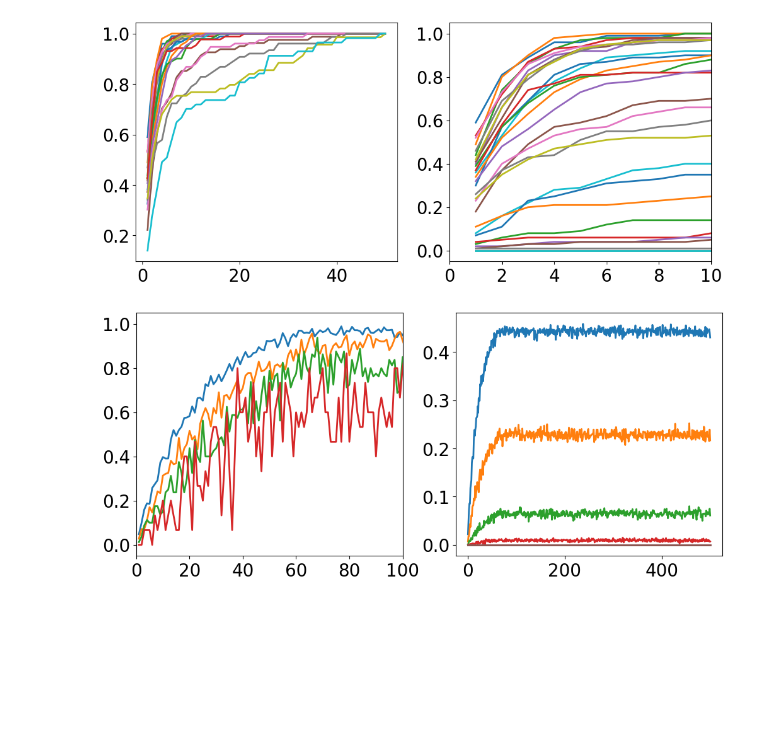
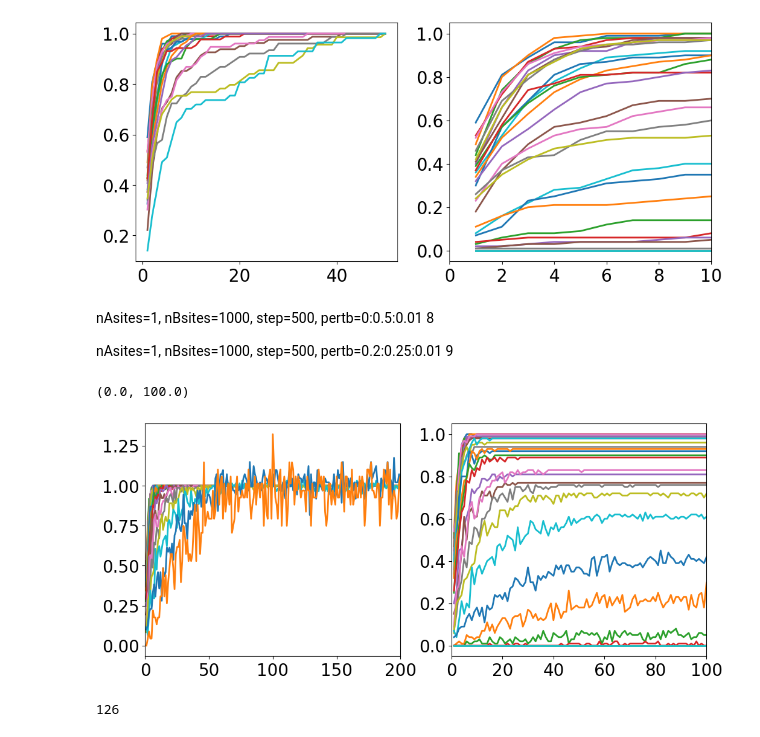
Before and after one commit to zsxqblz/classical_hayden_preskill, a Jupyter notebook: visualization/visualization_240323.ipynb, the cells around one changed output. Cells and saved outputs as stored; diff of their text form; code cells hidden in the pictures; blank space fills up the shorter version.

```diff
--- a/visualization/visualization_240323.ipynb
+++ b/visualization/visualization_240323.ipynb
@@ -86,25 +89,34 @@ plt.xlim([0,10])
 # %% [output]
 (0.0, 10.0)
 [figure]
+# %% [markdown]
+nAsites=1, nBsites=1000, step=500, pertb=0:0.5:0.01 8
+
+nAsites=1, nBsites=1000, step=500, pertb=0.2:0.25:0.01 9
 # %%
-file_idx = 9
+file_idx = 8
 file_name = "../data/240323/240323_%d"%(file_idx)
 nmeas_l = np.loadtxt(file_name+'_scanx.csv',skiprows=1)
 pertb_l = np.loadtxt(file_name+'_scany.csv',skiprows=1)
 
 raw = np.loadtxt(file_name+'_data.csv',skiprows=1,delimiter=',')
 S_ave_arr = raw.reshape((len(pertb_l),len(nmeas_l)))
 
 plt.figure(figsize=(12,5))
 plt.subplot(1,2,1)
-for pertb_idx in range(0,6,1):
-    plt.plot(nmeas_l, S_ave_arr[pertb_idx,:] / max(S_ave_arr[pertb_idx,:]))
+for pertb_idx in range(0,22,1):
+    plt.plot(nmeas_l, S_ave_arr[pertb_idx,:] / np.average(S_ave_arr[pertb_idx,-10:]))
+
+plt.xlim([0,200])
+plt.subplot(1,2,2)
+for pertb_idx in range(0,30,1):
+    plt.plot(nmeas_l, S_ave_arr[pertb_idx,:])
 
 plt.xlim([0,100])
-plt.subplot(1,2,2)
-for pertb_idx in range(0,6,1):
-    plt.plot(nmeas_l, S_ave_arr[pertb_idx,:])
-
-# plt.xlim([0,10])
 # %% [output]
+(0.0, 100.0)
-[figure, old version]
+[figure, new version]
+# %%
+len(pertb_l)
+# %% [output]
+126
```
Also changed, not shown: parts of 26 cells of this notebook, 10 other files.
